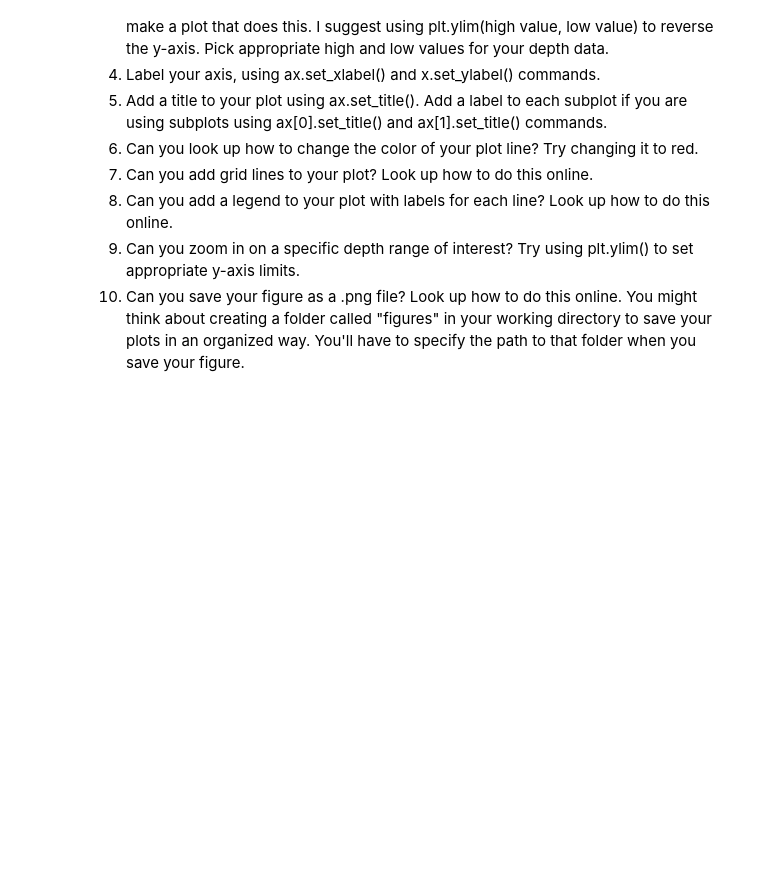
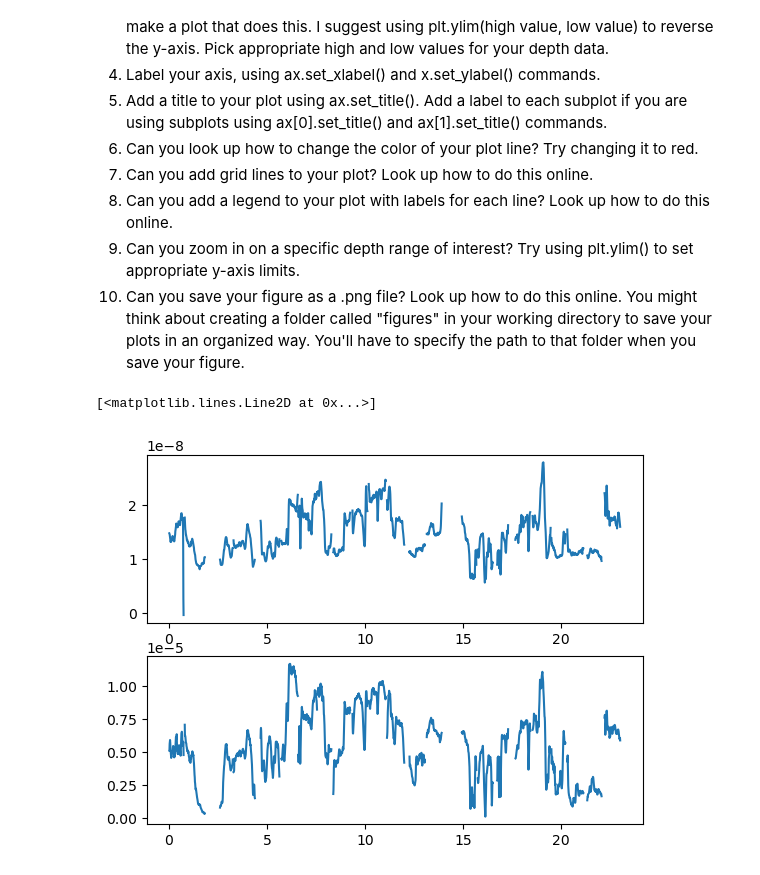
Before and after one commit to liamkirkpatrick/Allan_Hills-CFA_ECM, a Jupyter notebook: scripts/hailey_IBIS_ECM/hailey_first_notebook.ipynb, the cells around one changed output. Cells and saved outputs as stored; diff of their text form; code cells hidden in the pictures; blank space fills up the shorter version.

```diff
--- a/scripts/hailey_IBIS_ECM/hailey_first_notebook.ipynb
+++ b/scripts/hailey_IBIS_ECM/hailey_first_notebook.ipynb
@@ -57,3 +71,12 @@ Some suggested tasks to take on:
 8. Can you add a legend to your plot with labels for each line? Look up how to do this online.
 9. Can you zoom in on a specific depth range of interest? Try using plt.ylim() to set appropriate y-axis limits.
 10. Can you save your figure as a .png file? Look up how to do this online. You might think about creating a folder called "figures" in your working directory to save your plots in an organized way. You'll have to specify the path to that folder when you save your figure.
+# %%
+# Let's make a plot with two subplots
+fig, ax = plt.subplots(2,1)
+
+ax[0].plot(alhic2201_data['depth_m'], alhic2201_data['AC'])
+ax[1].plot(alhic2201_data['depth_m'], alhic2201_data['DC'])
+# %% [output]
+[<matplotlib.lines.Line2D at 0x...>]
+[figure, added]
```
Also changed, not shown: parts of 5 cells of this notebook, 7 other files.
